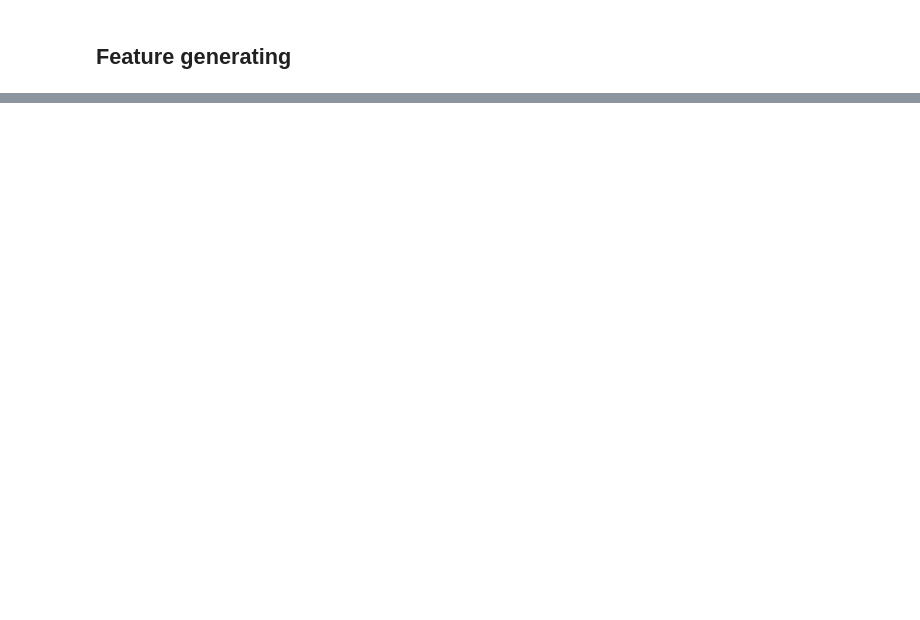
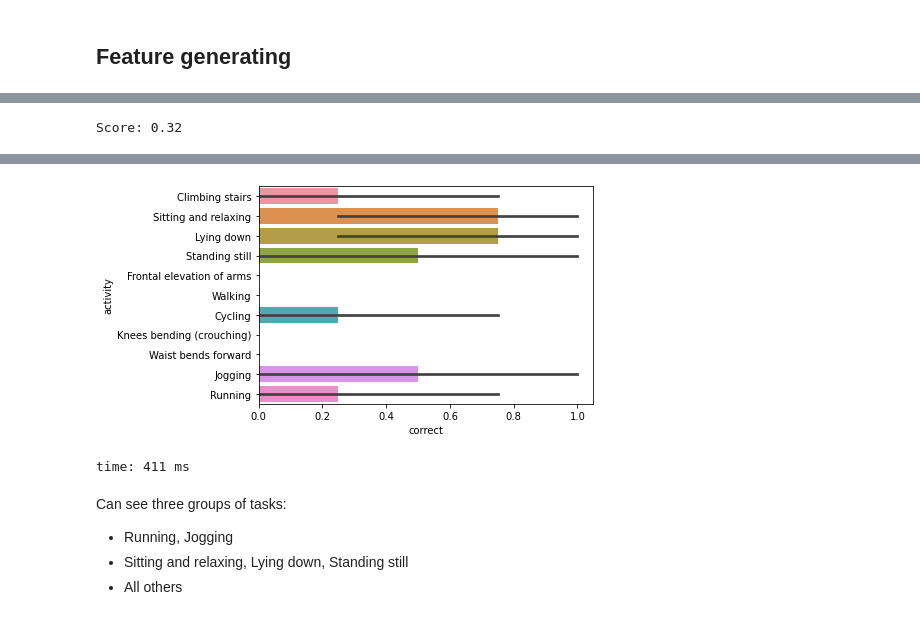
Before and after one commit to Midren/ActivityClassification, a Jupyter notebook: project.ipynb, the cells around one changed output, grey strips where cells are left out. Drawn from its saved outputs; the diff is of its cells as text; code cells hidden in the pictures; blank space fills up the shorter version.

```diff
--- a/project.ipynb
+++ b/project.ipynb
@@ -429,0 +626,9 @@ time: 222 µs
+# %%
+model = SVC(C=2, kernel='poly', degree=1)
+model.fit(X_train, y_train)
+y_pred = model.predict(X_test)
+score = accuracy_score(y_pred, y_test)
+print("Score: {:.2f}".format(score))
+show_result(y_pred, y_test)
+# %% [output]
+Score: 0.32
@@ -429,0 +636,7 @@ time: 222 µs
+[figure, added]
+time: 411 ms
+# %% [markdown]
+Can see three groups of tasks:
+- Running, Jogging
+- Sitting and relaxing, Lying down, Standing still
+- All others
```
Also changed, not shown: parts of 47 cells of this notebook.
